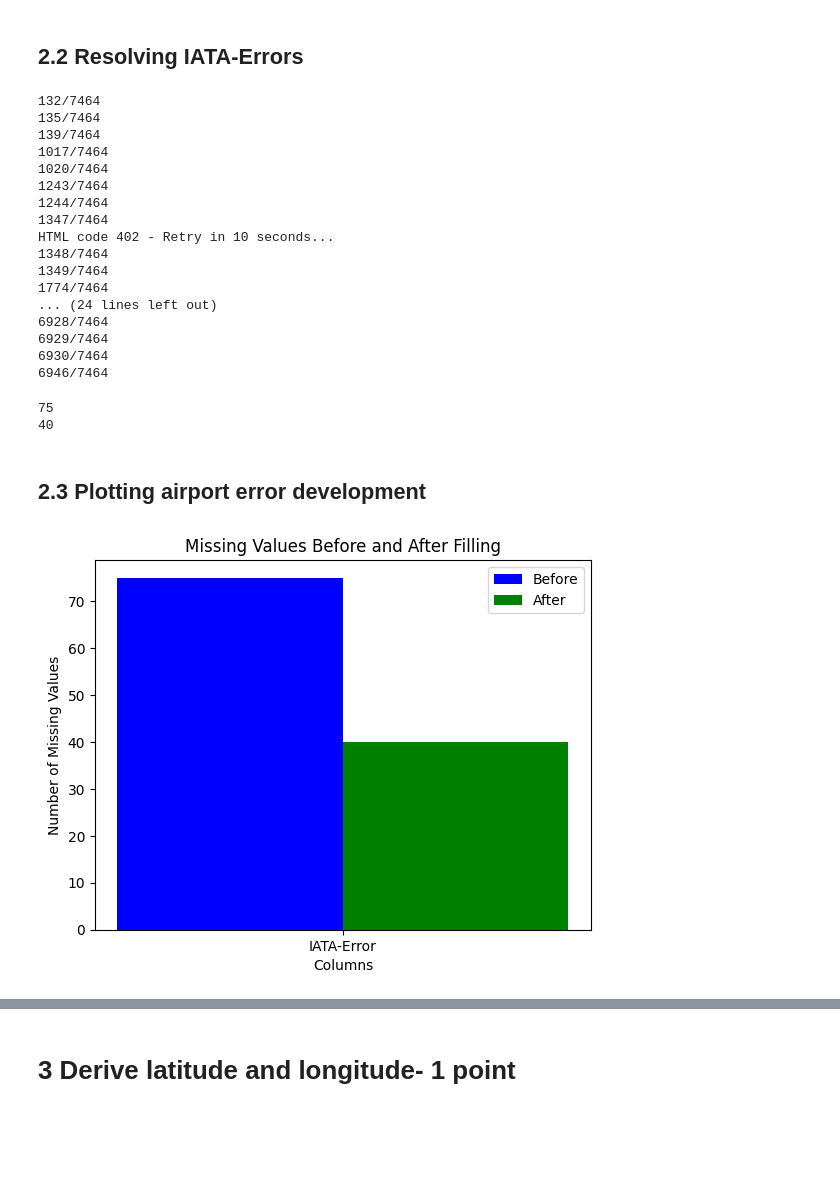
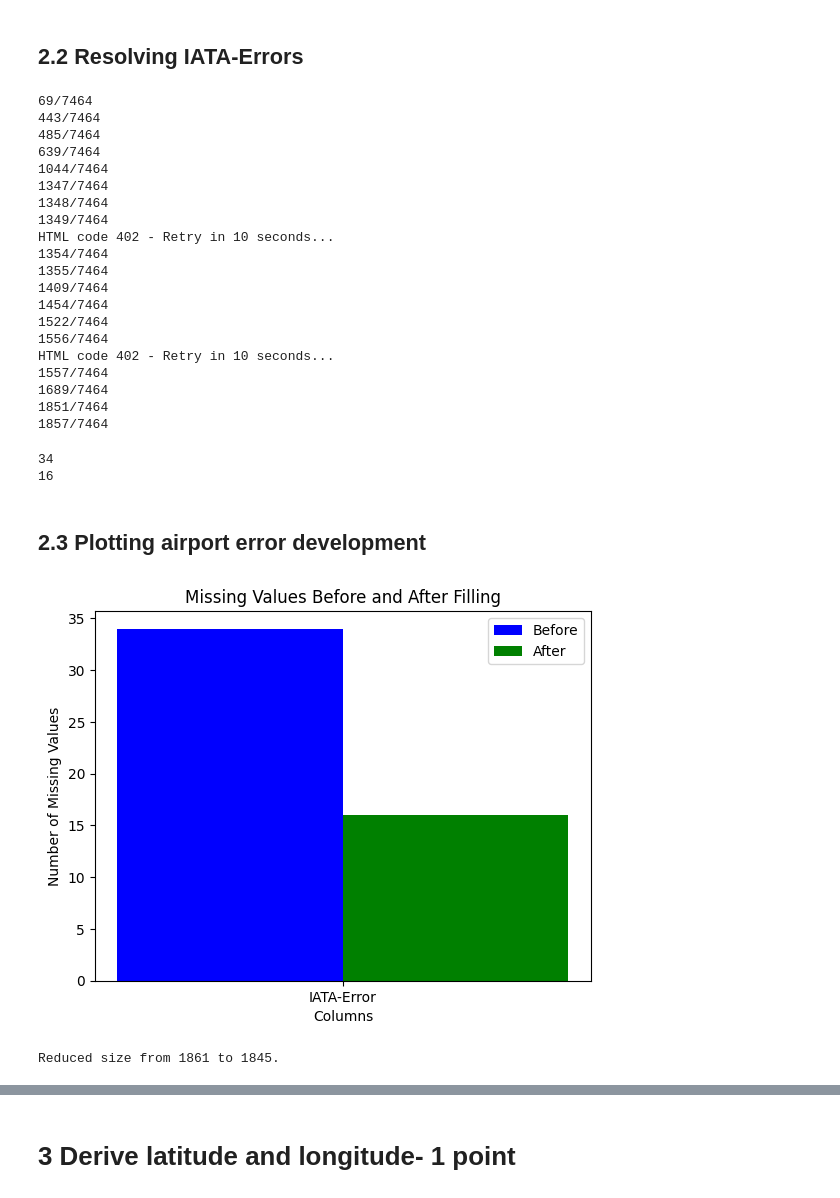
Before and after one commit to gelpkmar/IVDA-A3, a Jupyter notebook: assignment3_Gelpke_Marlon.ipynb, the cells around one changed output, grey strips where cells are left out. Drawn from its saved outputs; the diff is of its cells as text; code cells hidden in the pictures; blank space fills up the shorter version.

```diff
--- a/assignment3_Gelpke_Marlon.ipynb
+++ b/assignment3_Gelpke_Marlon.ipynb
@@ -126,20 +138,18 @@ data.to_csv('data/t1_IVDA_A3_2024_Company_FlightData.csv', index=False, sep=';')
 # 2 Airport code errors - 1 point
 # %%
 # Load airport data
-file_path = 'data/iata-icao.csv'  # Replace with your CSV file path
-airport_data = pd.read_csv(file_path)
+data_airports = pd.read_csv('data/iata-icao.csv')
+
+# Load your main DataFrame (replace with your actual DataFrame)
+data_flights = pd.read_csv('data/t1_FlightData.csv', sep=';')
 # %% [markdown]
 ## 2.1 Find airport code errors
 # %%
-# Load your main DataFrame (replace with your actual DataFrame)
-main_data_file_path = 'data/t1_IVDA_A3_2024_Company_FlightData.csv'  # Replace with your CSV file path
-main_data = pd.read_csv(main_data_file_path, sep=';')
-
 # Convert the valid IATA codes to a set for quick lookup
-valid_iata_set = set(airport_data['iata'].str.upper())  # Convert to uppercase for consistency
+valid_iata_set = set(data_airports['iata'].str.upper())  # Convert to uppercase for consistency
 
 # Add "IATA-Error" column for tracking
-main_data["IATA-Error"] = 0
+data_flights["IATA-Error"] = 0
 
 # Function to check and correct IATA codes
 def check_airport_codes(row):
@@ -151,7 +161,7 @@ def check_airport_codes(row):
         row["IATA-Error"] = 1
     return row
 # %%
-tmp_error_data_before = main_data.apply(check_airport_codes, axis=1)
+error_data_before = data_flights.apply(check_airport_codes, axis=1)
 # %% [markdown]
 ## 2.2 Resolving IATA-Errors
 # %%
@@ -169,61 +179,72 @@ def solve_iata_error(row):
             print(f"Error retrieving departure for flight {row['Flight number']}: {e}")
     return row
 # %%
-tmp_error_data_after = tmp_error_data_before.apply(solve_iata_error, axis=1)
+error_data_after = error_data_before.apply(solve_iata_error, axis=1)
 # %% [output]
-132/7464
-135/7464
-139/7464
-1017/7464
-1020/7464
-1243/7464
-1244/7464
+69/7464
+443/7464
+485/7464
+639/7464
+1044/7464
 1347/7464
-HTML code 402 - Retry in 10 seconds...
 1348/7464
 1349/7464
-1774/7464
-... (24 lines left out)
-6928/7464
-6929/7464
-6930/7464
-6946/7464
+HTML code 402 - Retry in 10 seconds...
+1354/7464
+1355/7464
+1409/7464
+1454/7464
+1522/7464
+1556/7464
+HTML code 402 - Retry in 10 seconds...
+1557/7464
+1689/7464
+1851/7464
+1857/7464
 # %%
-missing_before = (tmp_error_data_before['IATA-Error'] == 1).sum()
+missing_before = (error_data_before['IATA-Error'] == 1).sum()
 
-missing_after = (tmp_error_data_after['IATA-Error'] == 1).sum()
+missing_after = (error_data_after['IATA-Error'] == 1).sum()
 
 print(missing_before)
 print(missing_after)
 # %% [output]
-75
-40
+34
+16
 # %% [markdown]
 ## 2.3 Plotting airport error development
 # %%
 # Plot before filling missing values
-missing_before = (tmp_error_data_before['IATA-Error'] == 1).sum()
+missing_before = (error_data_before['IATA-Error'] == 1).sum()
 
 # After filling missing values
-missing_after = (tmp_error_data_after['IATA-Error'] == 1).sum()
+missing_after = (error_data_after['IATA-Error'] == 1).sum()
 
 # Plotting
 labels = ['IATA-Error']
 before_counts = [missing_before]
 after_counts = [missing_after]
 
 x = range(len(labels))
 
 plt.bar(x, before_counts, width=0.4, label='Before', color='blue', align='center')
 plt.bar([p + 0.4 for p in x], after_counts, width=0.4, label='After', color='green', align='center')
 
 plt.xlabel('Columns')
 plt.ylabel('Number of Missing Values')
 plt.title('Missing Values Before and After Filling')
 plt.xticks([p + 0.2 for p in x], labels)
 plt.legend()
 plt.show()
 # %% [output]
-[figure, old version]
+[figure, new version]
+# %%
+# Drop rows containing "NaN" in data_flights Dataframe
+t2_data_flights_cleaned = error_data_after[error_data_after['IATA-Error'] != 1]
+t2_data_flights_cleaned = t2_data_flights_cleaned.drop('IATA-Error', axis=1)
+
+print(f"Reduced size from {len(error_data_after)} to {len(t2_data_flights_cleaned)}.")
+# %% [output]
+Reduced size from 1861 to 1845.
 # %%
 # Save the updated DataFrame if needed
```
Also changed, not shown: parts of 24 cells of this notebook.
